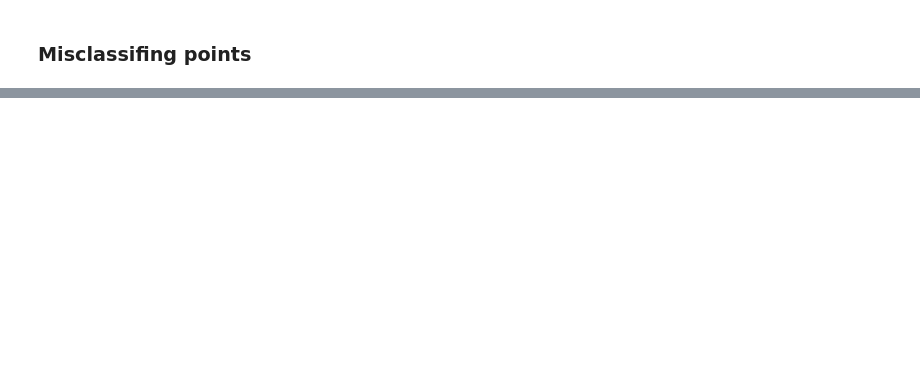
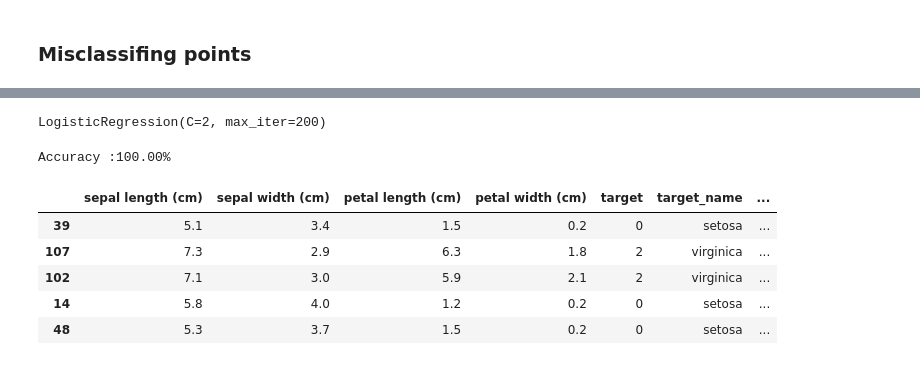
Before and after one commit to UsefGamal/The-Classic-IRIS-Dataset, a Jupyter notebook: The Classic IRIS Dataset.ipynb, the cells around one changed output, grey strips where cells are left out. Drawn from its saved outputs; the diff is of its cells as text; code cells hidden in the pictures; blank space fills up the shorter version.

```diff
--- a/The Classic IRIS Dataset.ipynb
+++ b/The Classic IRIS Dataset.ipynb
@@ -383,0 +462,6 @@ plot_incorrect_preds(df_pred,'petal length (cm)', 'petal width (cm)')
+# %%
+model = LogisticRegression(max_iter=200 , C = 2)
+# %%
+model.fit(x_train, y_train)
+# %% [output]
+LogisticRegression(C=2, max_iter=200)
@@ -383,0 +470,19 @@ plot_incorrect_preds(df_pred,'petal length (cm)', 'petal width (cm)')
+# %%
+test_set_correct = y_pred == y_test
+accuracies = np.mean(test_set_correct)
+print(f"Accuracy :{accuracies* 100:.2f}%")
+# %% [output]
+Accuracy :100.00%
+# %%
+df_pred_test = df_test.copy()
+df_pred_test['correct_predictions'] = test_set_correct
+df_pred_test['prediction'] = y_pred
+df_pred_test['prediction_label'] = df_pred_test['prediction'].map({0: 'setosa', 1: 'versicolor', 2: "virginica"})
+df_pred_test.head()
+# %% [output]
+|  | sepal length (cm) | sepal width (cm) | petal length (cm) | petal width (cm) | target | target_name | ... |
+| 39 | 5.1 | 3.4 | 1.5 | 0.2 | 0 | setosa | ... |
+| 107 | 7.3 | 2.9 | 6.3 | 1.8 | 2 | virginica | ... |
+| 102 | 7.1 | 3.0 | 5.9 | 2.1 | 2 | virginica | ... |
+| 14 | 5.8 | 4.0 | 1.2 | 0.2 | 0 | setosa | ... |
+| 48 | 5.3 | 3.7 | 1.5 | 0.2 | 0 | setosa | ... |
```
Also changed, not shown: parts of 14 cells of this notebook.
